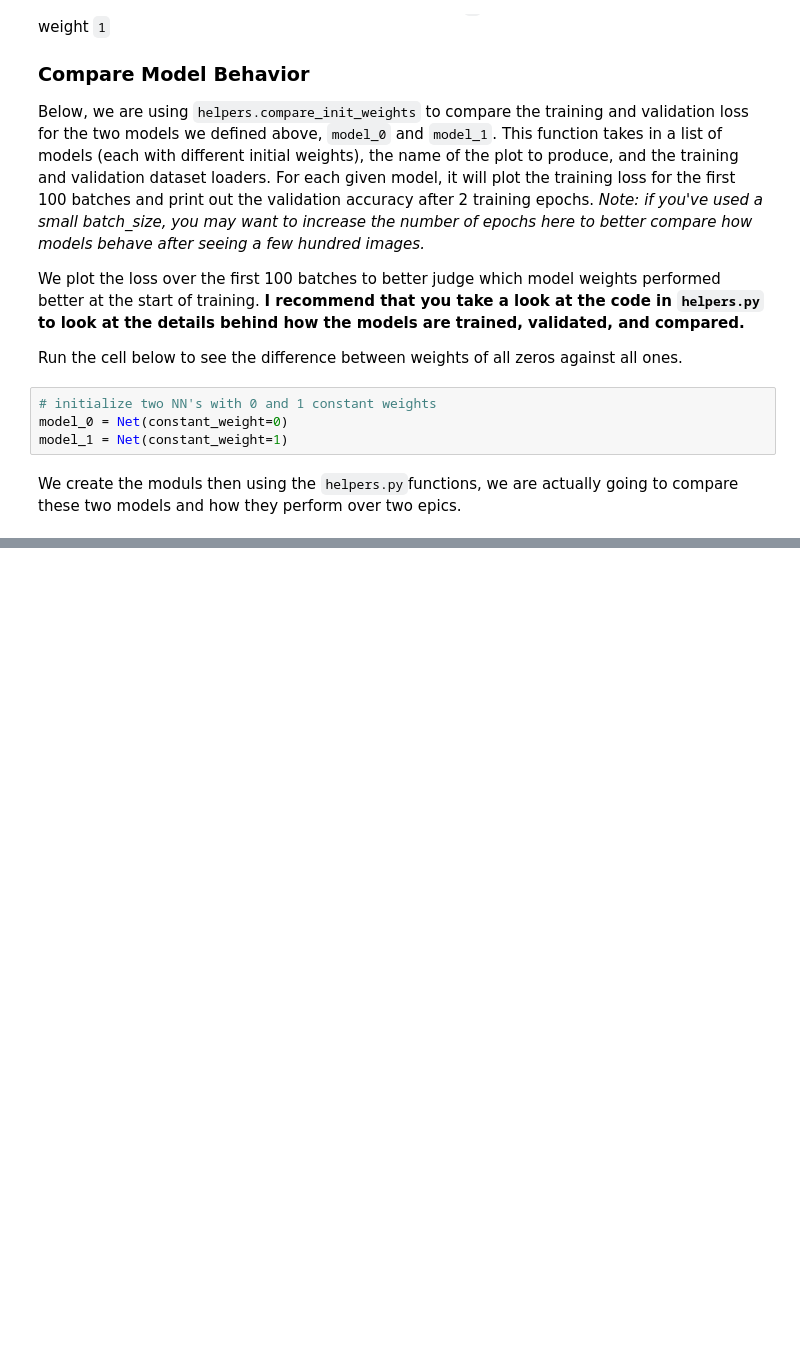
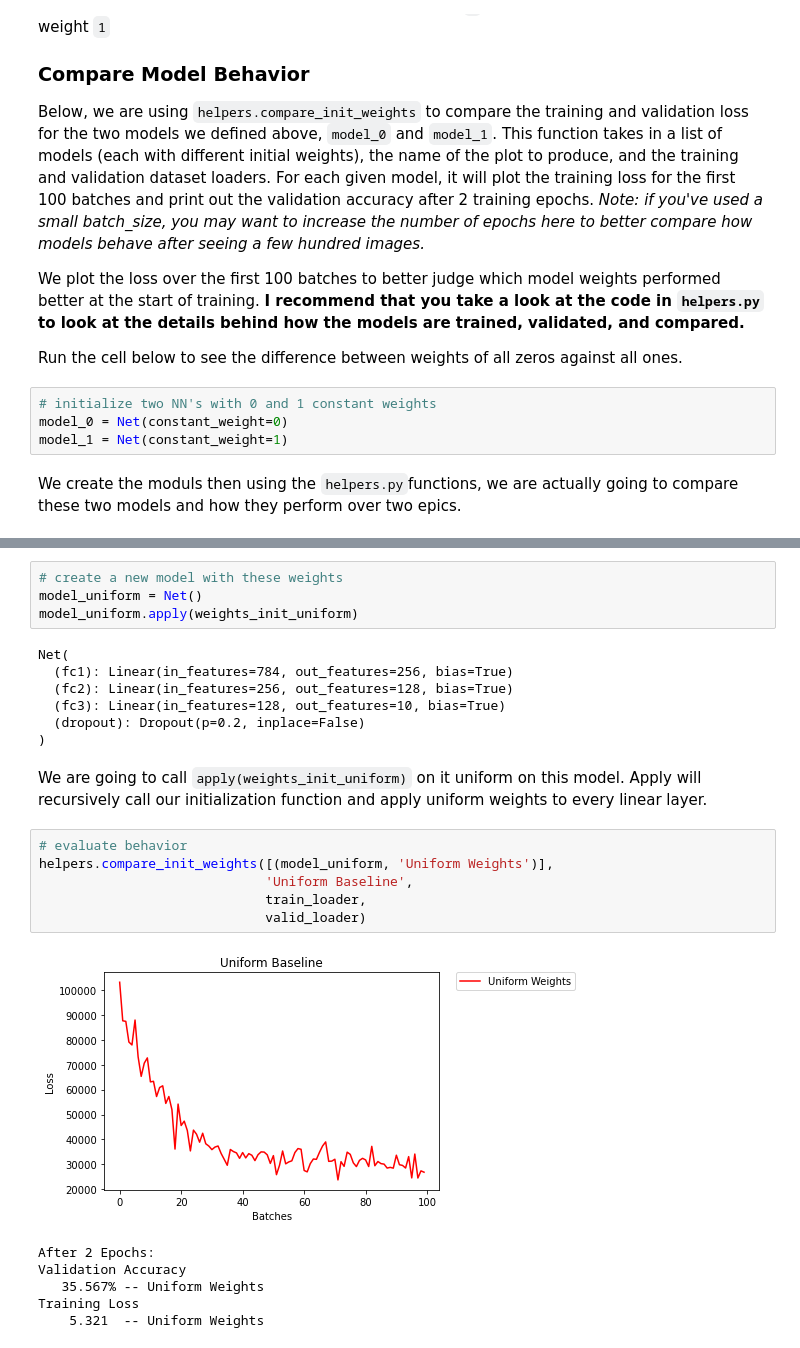
Before and after one commit to samuelkb/gColab, a Jupyter notebook: notebooks/Weights Initialization.ipynb, the cells around one changed output, grey strips where cells are left out. Drawn from its saved outputs; the diff is of its cells as text; blank space fills up the shorter version.

```diff
--- a/notebooks/Weights Initialization.ipynb
+++ b/notebooks/Weights Initialization.ipynb
@@ -261,0 +283,26 @@ A good solution for getting these random weights is to sample from a uniform dis
+# %%
+# create a new model with these weights
+model_uniform = Net()
+model_uniform.apply(weights_init_uniform)
+# %% [output]
+Net(
+  (fc1): Linear(in_features=784, out_features=256, bias=True)
+  (fc2): Linear(in_features=256, out_features=128, bias=True)
+  (fc3): Linear(in_features=128, out_features=10, bias=True)
+  (dropout): Dropout(p=0.2, inplace=False)
+)
+# %% [markdown]
+We are going to call `apply(weights_init_uniform)` on it uniform on this model. Apply will recursively call our initialization function and apply uniform weights to every linear layer.
+# %%
+# evaluate behavior
+helpers.compare_init_weights([(model_uniform, 'Uniform Weights')],
+                             'Uniform Baseline',
+                             train_loader,
+                             valid_loader)
+# %% [output]
+[figure, added]
+After 2 Epochs:
+Validation Accuracy
+   35.567% -- Uniform Weights
+Training Loss
+    5.321  -- Uniform Weights
```
Also changed, not shown: parts of 15 cells of this notebook, 1 other file.
